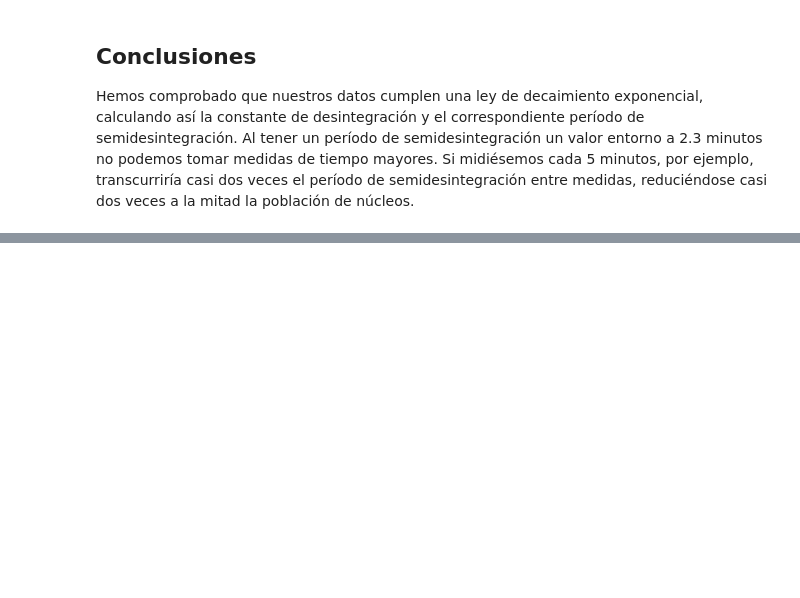
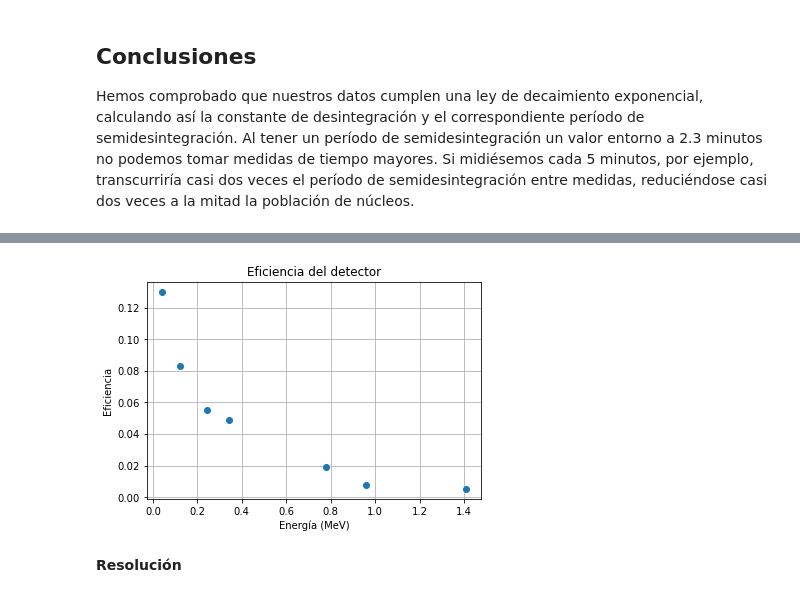
Before and after one commit to feliux/physics_projects, a Jupyter notebook: nuclear_physics/Nuclear.ipynb, the cells around one changed output, grey strips where cells are left out. Cells and saved outputs as stored; diff of their text form; code cells hidden in the pictures; blank space fills up the shorter version.

```diff
--- a/nuclear_physics/Nuclear.ipynb
+++ b/nuclear_physics/Nuclear.ipynb
@@ -760,0 +894,7 @@ Hemos comprobado que nuestros datos cumplen una ley de decaimiento exponencial,
+# %%
+# Datos gamma par fondo, calibración y eficiencia
+actividad_inicial_gamma = 40200 # bq
+tiempo_medicion_gamma = 11 # años, septiembre 2010 a marzo 2012
+periodo_gamma = 13.52 # años
+lambda_gamma = np.log(2)/periodo_gamma # años^(-1)
+actividad_corregida_gamma = actividad_inicial_gamma*np.e**(-lambda_gamma*tiempo_medicion_gamma) # bq
@@ -760,0 +917,10 @@ Hemos comprobado que nuestros datos cumplen una ley de decaimiento exponencial,
+# %%
+# Datos espectroscopía gamma eficiencia
+
+# medidas: practica7_eficiencia.csv donde columnas son energía (MeV), el área de pico (Bq) y el coeficiente de ramificación para cada energía
+data_p7 = DATA_PATH + "practica7_eficiencia.csv"
+df1_p7 = pd.read_csv(data_p7)
+df1_p7["eficiencia"] = round(df1_p7["area pico (Bq)"] / (actividad_corregida_gamma*df1_p7["Cr"]), 3)
+df1_p7["eficiencia (%)"] = rnd(df1_p7["eficiencia"] * 100)
+
+print(tabulate(df1_p7, headers="keys", tablefmt="presto", showindex=False))
@@ -760,0 +937,11 @@ Hemos comprobado que nuestros datos cumplen una ley de decaimiento exponencial,
+# %%
+plt.plot(df1_p7["energia (MeV)"], df1_p7["eficiencia"], "o")
+plt.title("Eficiencia del detector")
+plt.xlabel("Energía (MeV)")
+plt.ylabel("Eficiencia")
+plt.grid(True)
+plt.show()
+# %% [output]
+[figure, added]
+# %% [markdown]
+**Resolución**
```
Also changed, not shown: parts of 36 cells of this notebook, 21 other files.
